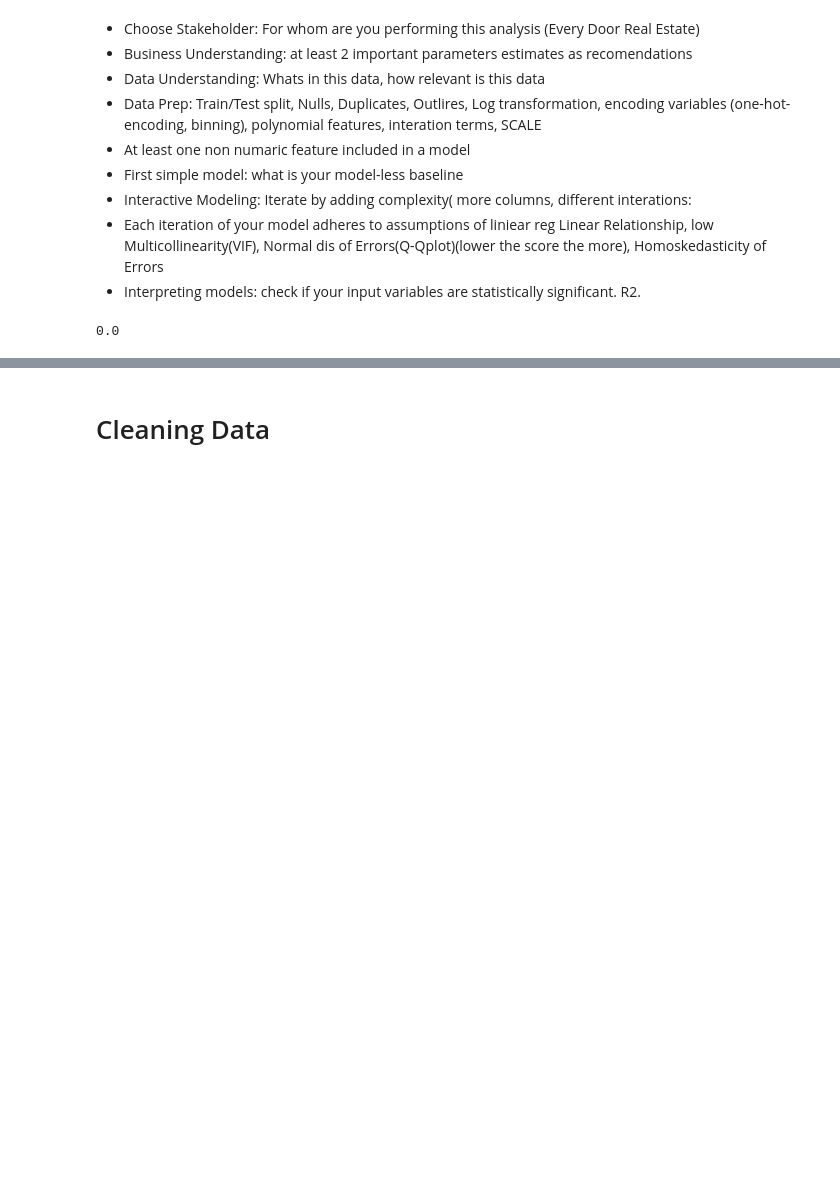
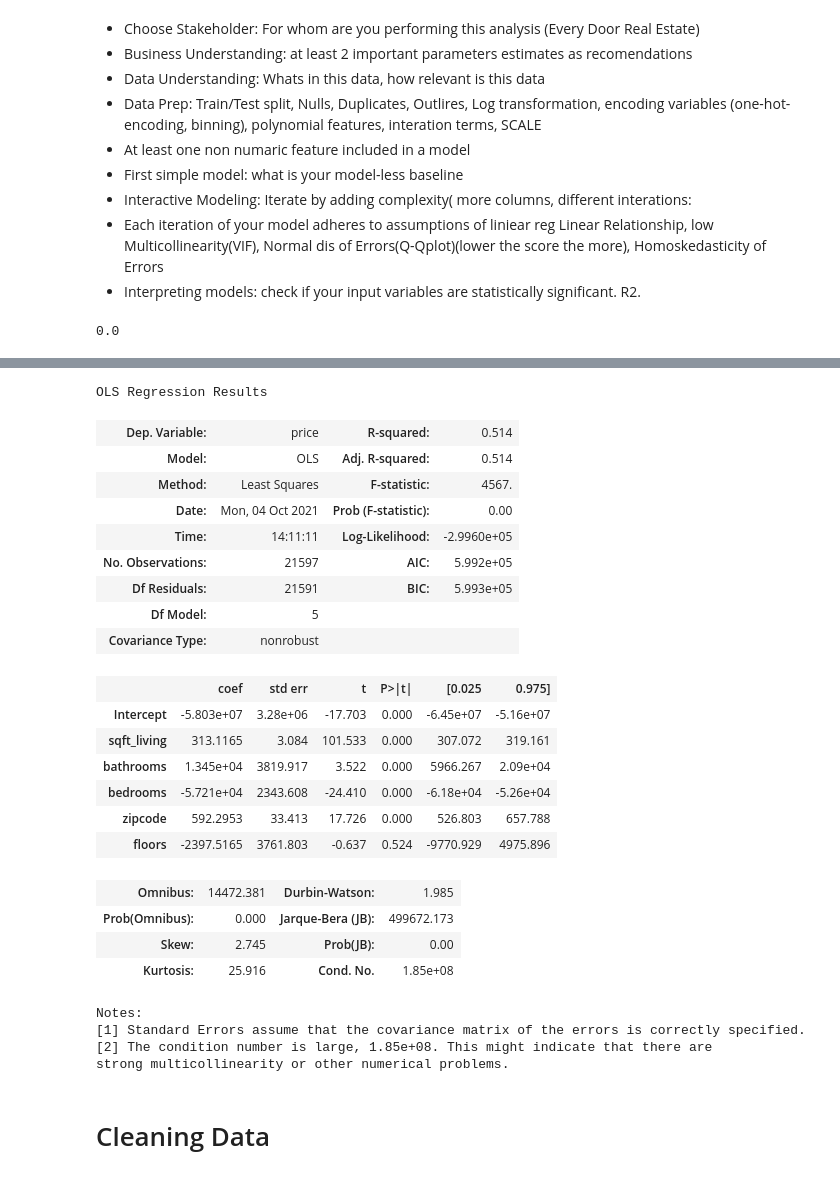
Before and after one commit to 281clo/King_County_House_Data_Analysis, a Jupyter notebook: Project.ipynb, the cells around one changed output, grey strips where cells are left out. Saved outputs shown, nothing was run; the diff lists cells and outputs as text; code cells hidden in the pictures; blank space fills up the shorter version.

```diff
--- a/Project.ipynb
+++ b/Project.ipynb
@@ -38,3 +136,33 @@ dummy_regr.score(X_train, y_train)
+# %%
+f = 'price ~ sqft_living+bathrooms+bedrooms+zipcode+floors'
+model = ols(formula=f, data=df).fit()
+model.summary()
+# %% [output]
+OLS Regression Results
+| Dep. Variable: | price | R-squared: | 0.514 |
+| Model: | OLS | Adj. R-squared: | 0.514 |
+| Method: | Least Squares | F-statistic: | 4567. |
+| Date: | Mon, 04 Oct 2021 | Prob (F-statistic): | 0.00 |
+| Time: | 14:11:11 | Log-Likelihood: | -2.9960e+05 |
+| No. Observations: | 21597 | AIC: | 5.992e+05 |
+| Df Residuals: | 21591 | BIC: | 5.993e+05 |
+| Df Model: | 5 |  |  |
+| Covariance Type: | nonrobust |  |  |
+|  | coef | std err | t | P>|t| | [0.025 | 0.975] |
+| Intercept | -5.803e+07 | 3.28e+06 | -17.703 | 0.000 | -6.45e+07 | -5.16e+07 |
+| sqft_living | 313.1165 | 3.084 | 101.533 | 0.000 | 307.072 | 319.161 |
+| bathrooms | 1.345e+04 | 3819.917 | 3.522 | 0.000 | 5966.267 | 2.09e+04 |
+| bedrooms | -5.721e+04 | 2343.608 | -24.410 | 0.000 | -6.18e+04 | -5.26e+04 |
+| zipcode | 592.2953 | 33.413 | 17.726 | 0.000 | 526.803 | 657.788 |
+| floors | -2397.5165 | 3761.803 | -0.637 | 0.524 | -9770.929 | 4975.896 |
+| Omnibus: | 14472.381 | Durbin-Watson: | 1.985 |
+| Prob(Omnibus): | 0.000 | Jarque-Bera (JB): | 499672.173 |
+| Skew: | 2.745 | Prob(JB): | 0.00 |
+| Kurtosis: | 25.916 | Cond. No. | 1.85e+08 |
+Notes:
+[1] Standard Errors assume that the covariance matrix of the errors is correctly specified.
+[2] The condition number is large, 1.85e+08. This might indicate that there are
+strong multicollinearity or other numerical problems.
 # %% [markdown]
 # Cleaning Data
 # %%
```
Also changed, not shown: parts of 9 cells of this notebook.
